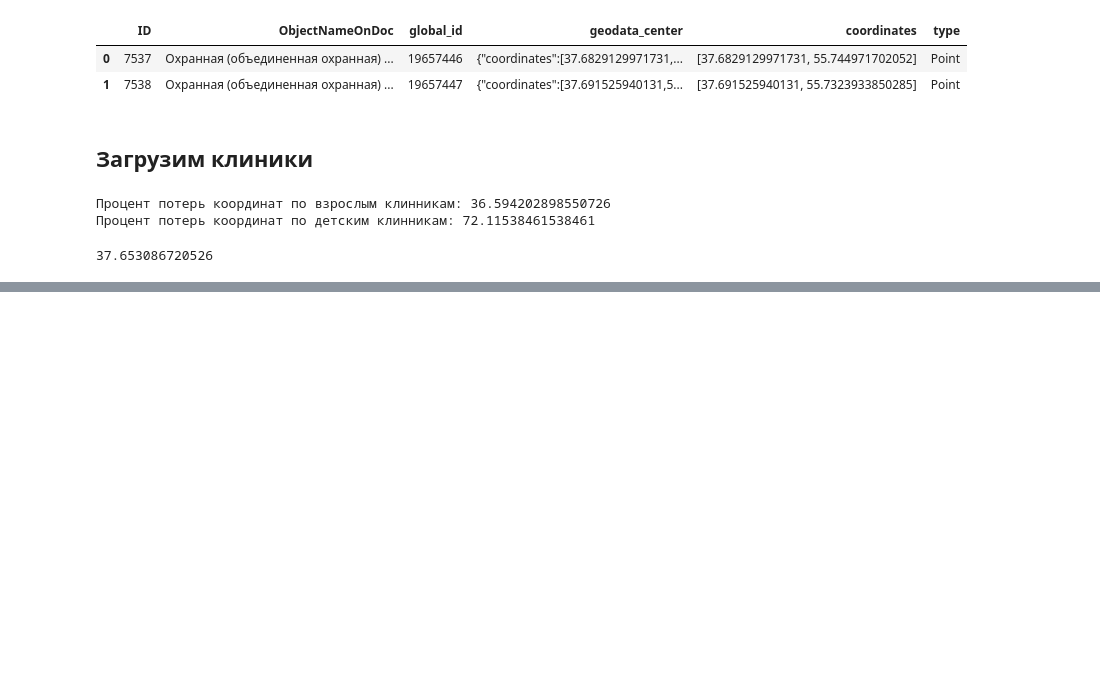
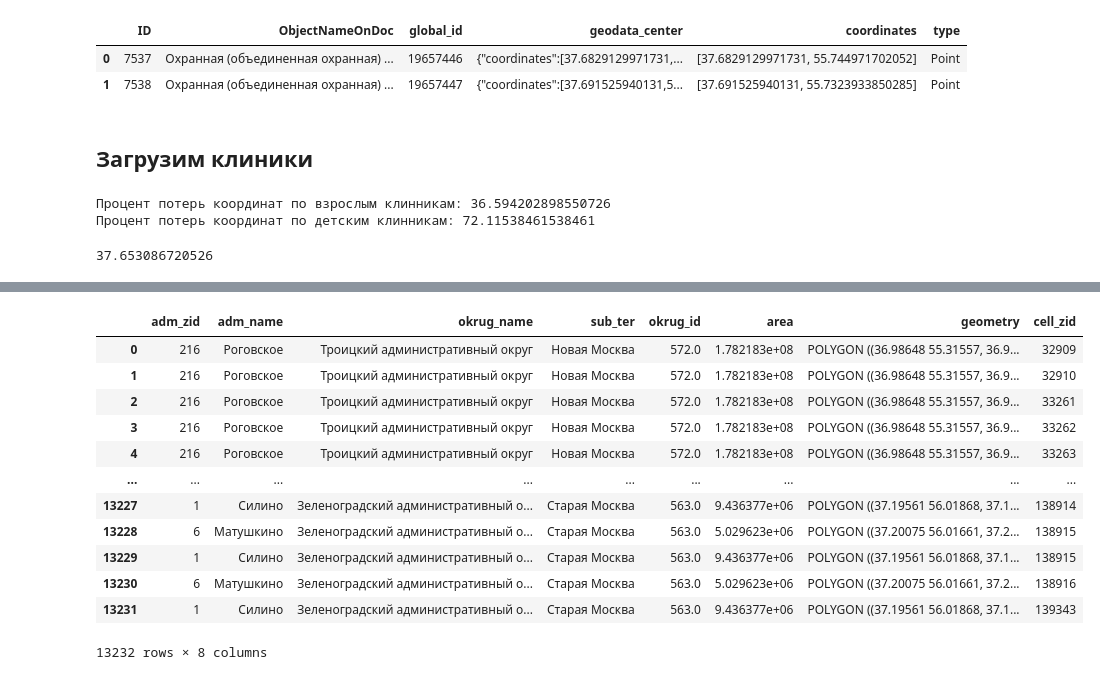
Before and after one commit to Femt0S/leaders2021, a Jupyter notebook: case_6.ipynb, the cells around one changed output, grey strips where cells are left out. Saved outputs shown, nothing was run; the diff lists cells and outputs as text; code cells hidden in the pictures; blank space fills up the shorter version.

```diff
--- a/case_6.ipynb
+++ b/case_6.ipynb
@@ -425,0 +485,26 @@ plt.show()
+# %%
+pd.merge(
+    shp_admzones,
+    df_sector_rel[['cell_zid', 'adm_zid']],
+    how="right",
+    on='adm_zid',
+    sort=False,
+    suffixes=("_x", "_y"),
+    copy=True,
+    indicator=False,
+    validate=None,
+)
+# %% [output]
+|  | adm_zid | adm_name | okrug_name | sub_ter | okrug_id | area | geometry | cell_zid |
+| 0 | 216 | Роговское | Троицкий административный округ | Новая Москва | 572.0 | 1.782183e+08 | POLYGON ((36.98648 55.31557, 36.9... | 32909 |
+| 1 | 216 | Роговское | Троицкий административный округ | Новая Москва | 572.0 | 1.782183e+08 | POLYGON ((36.98648 55.31557, 36.9... | 32910 |
+| 2 | 216 | Роговское | Троицкий административный округ | Новая Москва | 572.0 | 1.782183e+08 | POLYGON ((36.98648 55.31557, 36.9... | 33261 |
+| 3 | 216 | Роговское | Троицкий административный округ | Новая Москва | 572.0 | 1.782183e+08 | POLYGON ((36.98648 55.31557, 36.9... | 33262 |
+| 4 | 216 | Роговское | Троицкий административный округ | Новая Москва | 572.0 | 1.782183e+08 | POLYGON ((36.98648 55.31557, 36.9... | 33263 |
+| ... | ... | ... | ... | ... | ... | ... | ... | ... |
+| 13227 | 1 | Силино | Зеленоградский административный о... | Старая Москва | 563.0 | 9.436377e+06 | POLYGON ((37.19561 56.01868, 37.1... | 138914 |
+| 13228 | 6 | Матушкино | Зеленоградский административный о... | Старая Москва | 563.0 | 5.029623e+06 | POLYGON ((37.20075 56.01661, 37.2... | 138915 |
+| 13229 | 1 | Силино | Зеленоградский административный о... | Старая Москва | 563.0 | 9.436377e+06 | POLYGON ((37.19561 56.01868, 37.1... | 138915 |
+| 13230 | 6 | Матушкино | Зеленоградский административный о... | Старая Москва | 563.0 | 5.029623e+06 | POLYGON ((37.20075 56.01661, 37.2... | 138916 |
+| 13231 | 1 | Силино | Зеленоградский административный о... | Старая Москва | 563.0 | 9.436377e+06 | POLYGON ((37.19561 56.01868, 37.1... | 139343 |
+13232 rows × 8 columns
```
Also changed, not shown: parts of 11 cells of this notebook, 1 other file.
